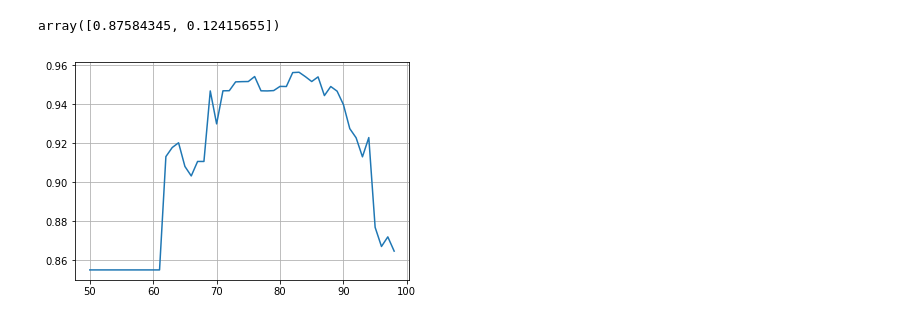
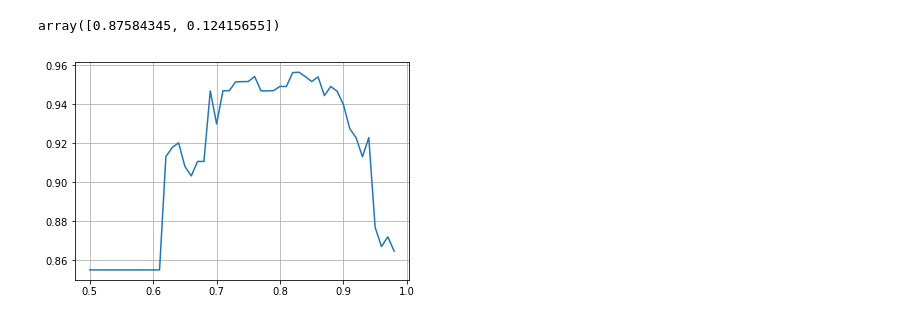
Before and after one commit to BestAwperEver/dna-features, a Jupyter notebook: notebook/dna-exons-recognition.ipynb, the cells around one changed output. Cells and saved outputs as stored; diff of their text form; code cells hidden in the pictures.

```diff
--- a/notebook/dna-exons-recognition.ipynb
+++ b/notebook/dna-exons-recognition.ipynb
@@ -895,8 +925,8 @@ np.exp(text_clf.steps[2][1].class_log_prior_ )
 # %% [output]
 array([0.87584345, 0.12415655])
 # %%
-plt.plot(np.array(f_scores).T[0], np.array(f_scores).T[2])
+plt.plot(np.array(f_scores).T[0]/100, np.array(f_scores).T[2])
 plt.grid()
 plt.show()
 # %% [output]
-[figure, old version]
+[figure, new version]
```
Also changed, not shown: parts of 8 cells of this notebook, 3 other files.
